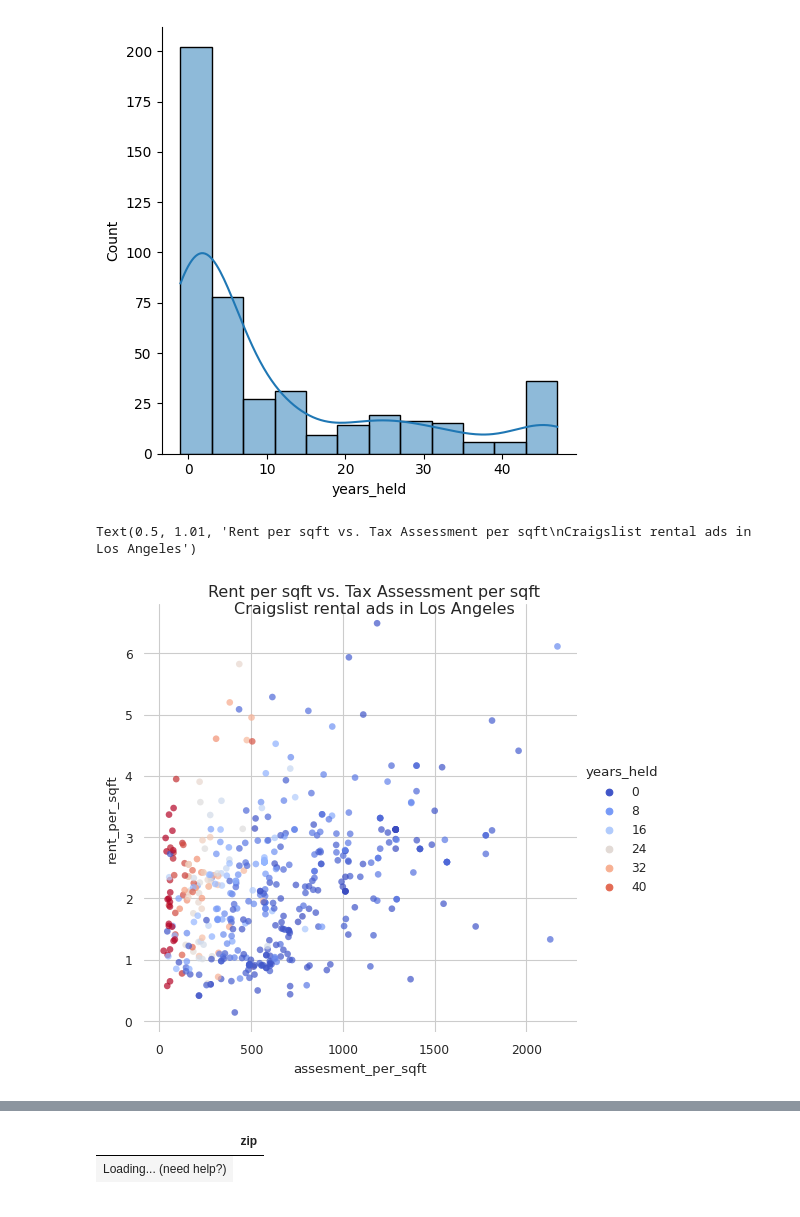
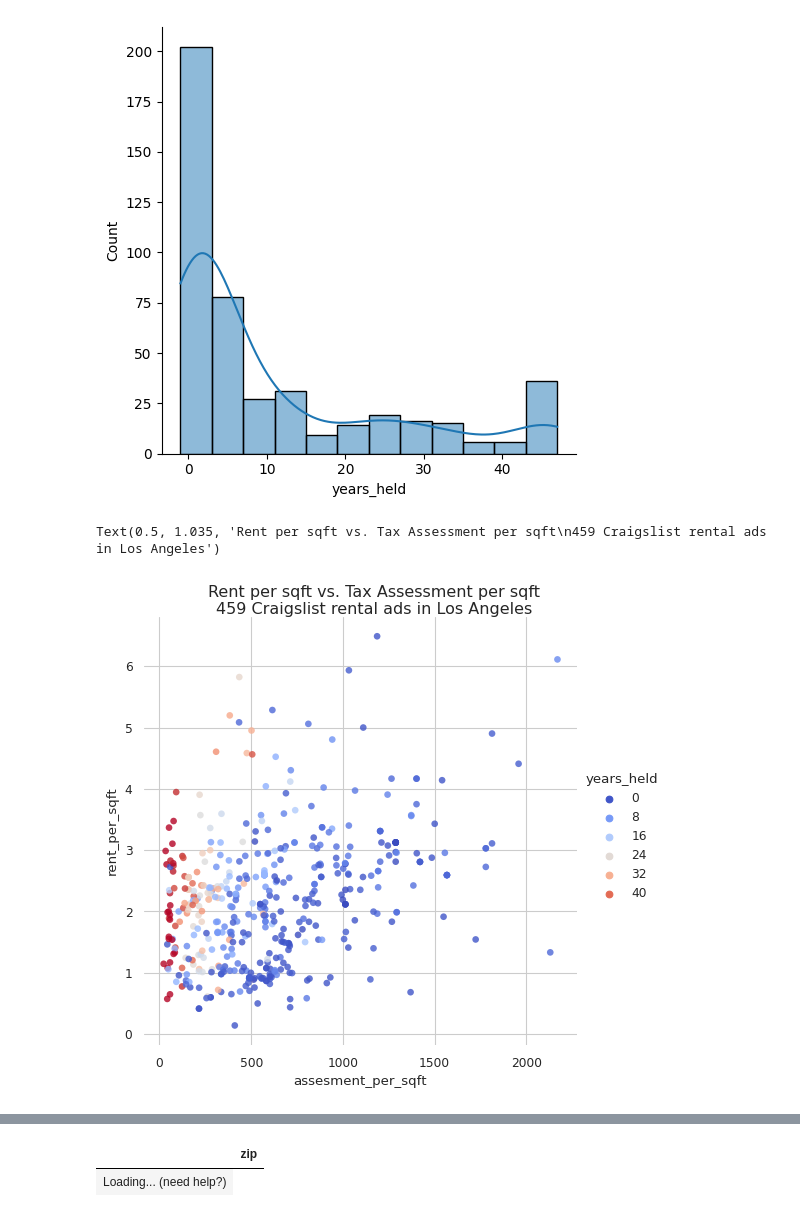
Before and after one commit to rcompton/ryancompton.net, a Jupyter notebook: assets/tax_joined.ipynb, the cells around one changed output, grey strips where cells are left out. Drawn from its saved outputs; the diff is of its cells as text; code cells hidden in the pictures.

```diff
--- a/assets/tax_joined.ipynb
+++ b/assets/tax_joined.ipynb
@@ -61,28 +61,28 @@ for column in [
 # %%
 sns.set_theme(style="whitegrid")
 sns.set_context("paper")
 
 cmap = sns.color_palette("coolwarm", as_cmap=True)
 # cmap = sns.color_palette("flare", as_cmap=True)
 # cmap = sns.color_palette("dark:salmon_r", as_cmap=True)
 
 g = sns.relplot(
     data=df,
     x="assesment_per_sqft",
     y="rent_per_sqft",
     hue="years_held",
     linewidth=0,
-    alpha=0.7,
+    alpha=0.8,
     palette=cmap,
 )
 g.despine(left=True, bottom=True)
 plt.suptitle(
-    "Rent per sqft vs. Tax Assessment per sqft\nCraigslist rental ads in Los Angeles",
-    y=1.01,
+    f"Rent per sqft vs. Tax Assessment per sqft\n{len(df)} Craigslist rental ads in Los Angeles",
+    y=1.035,
 )
 # %% [output]
-Text(0.5, 1.01, 'Rent per sqft vs. Tax Assessment per sqft\nCraigslist rental ads in Los Angeles')
+Text(0.5, 1.035, 'Rent per sqft vs. Tax Assessment per sqft\n459 Craigslist rental ads in Los Angeles')
-[figure, old version]
+[figure, new version]
 # %%
 df[
     [
```
Also changed, not shown: 4 other files.
